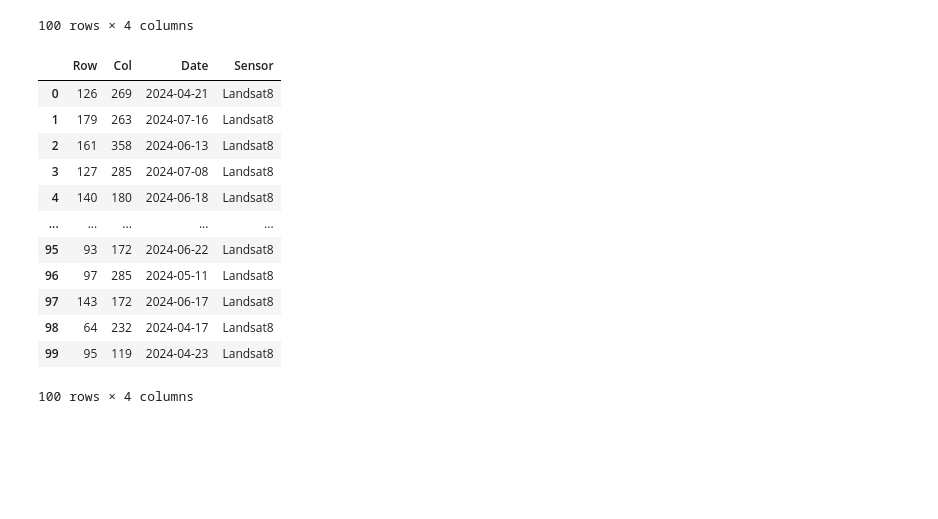
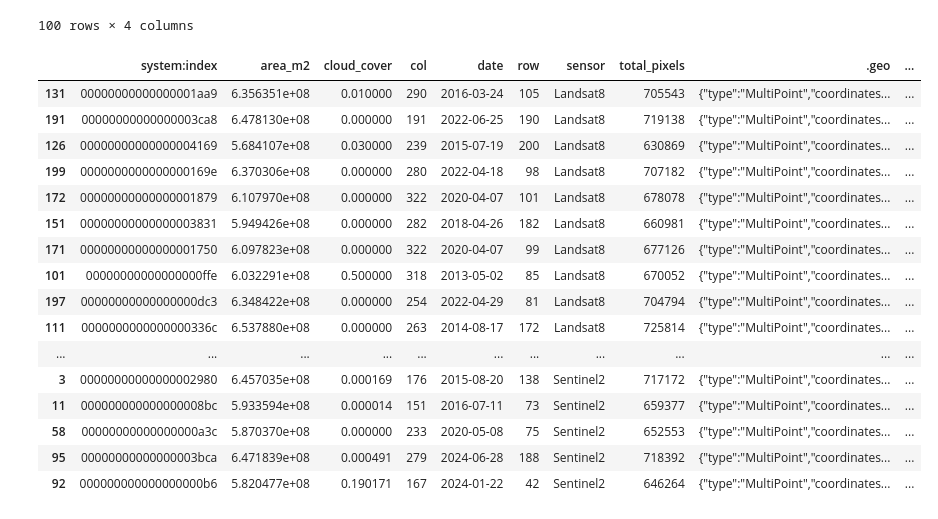
Before and after one commit to felixleodiaz/coastal-ice, a Jupyter notebook: scripts/VisualProduct/generateSamplesList.ipynb, the cells around one changed output. Cells and saved outputs as stored; diff of their text form; code cells hidden in the pictures; blank space fills up the shorter version.

Commit message:
fixed imagery errors

```diff
--- a/scripts/VisualProduct/generateSamplesList.ipynb
+++ b/scripts/VisualProduct/generateSamplesList.ipynb
@@ -215,21 +238,61 @@ samples_test
 | 99 | 116 | 265 | 2024-05-10 | Landsat8 |
 100 rows × 4 columns
 # %%
-samples = pd.read_csv('check_samples_dynamic.csv')
-samples_test = samples.head(20)
-samples_test.to_csv('test_samples_dynamic.csv')
-samples_test
+samples = pd.read_csv('../../local_data/ListofImages/sample_images.csv')
+samples_balanced = (
+    samples
+    .groupby("sensor", group_keys=False)
+    .sample(n=15, random_state=12)
+)
+samples_balanced.to_csv('../../local_data/ListofImages/sample_images_balanced.csv', index = False)
+
+# check list
+
+68, 318, 2020-04-15
+196, 195, 2024-06-20
+140, 163, 2024-05-30
+124, 253, 2024-05-09
+123, 285, 2023-04-13
+73, 214, 2023-03-29
+178, 268, 2021-04-24
+246, 222, 2017-04-24
+251, 321, 2016-06-14
+88, 258, 2013-08-10
+73, 160, 2013-04-11
+116, 270, 2017-05-02
+82	206	2024-06-12
+201	193	2024-04-15
+75	187	2023-05-21
+126	324	2023-03-06
+100	116	2022-07-22
+120	304	2022-05-05
+100	240	2024-06-04
+107	166	2024-04-24
+208	324	2024-04-22
+147	181	2021-05-27
+81	241	2021-05-15
+69	259	2021-04-14
+203	199	2019-05-04
+86	240	2018-06-03
+200	221	2018-04-27
+132	302	2018-05-12
+122	321	2017-07-29
+76	176	2017-04-18
 # %% [output]
-|  | Row | Col | Date | Sensor |
-| 0 | 126 | 269 | 2024-04-21 | Landsat8 |
-| 1 | 179 | 263 | 2024-07-16 | Landsat8 |
-| 2 | 161 | 358 | 2024-06-13 | Landsat8 |
-| 3 | 127 | 285 | 2024-07-08 | Landsat8 |
-| 4 | 140 | 180 | 2024-06-18 | Landsat8 |
-| ... | ... | ... | ... | ... |
-| 95 | 93 | 172 | 2024-06-22 | Landsat8 |
-| 96 | 97 | 285 | 2024-05-11 | Landsat8 |
-| 97 | 143 | 172 | 2024-06-17 | Landsat8 |
-| 98 | 64 | 232 | 2024-04-17 | Landsat8 |
-| 99 | 95 | 119 | 2024-04-23 | Landsat8 |
+|  | system:index | area_m2 | cloud_cover | col | date | row | sensor | total_pixels | .geo | ... |
+| 131 | 00000000000000001aa9 | 6.356351e+08 | 0.010000 | 290 | 2016-03-24 | 105 | Landsat8 | 705543 | {"type":"MultiPoint","coordinates... | ... |
+| 191 | 00000000000000003ca8 | 6.478130e+08 | 0.000000 | 191 | 2022-06-25 | 190 | Landsat8 | 719138 | {"type":"MultiPoint","coordinates... | ... |
+| 126 | 00000000000000004169 | 5.684107e+08 | 0.030000 | 239 | 2015-07-19 | 200 | Landsat8 | 630869 | {"type":"MultiPoint","coordinates... | ... |
+| 199 | 0000000000000000169e | 6.370306e+08 | 0.000000 | 280 | 2022-04-18 | 98 | Landsat8 | 707182 | {"type":"MultiPoint","coordinates... | ... |
+| 172 | 00000000000000001879 | 6.107970e+08 | 0.000000 | 322 | 2020-04-07 | 101 | Landsat8 | 678078 | {"type":"MultiPoint","coordinates... | ... |
+| 151 | 00000000000000003831 | 5.949426e+08 | 0.000000 | 282 | 2018-04-26 | 182 | Landsat8 | 660981 | {"type":"MultiPoint","coordinates... | ... |
+| 171 | 00000000000000001750 | 6.097823e+08 | 0.000000 | 322 | 2020-04-07 | 99 | Landsat8 | 677126 | {"type":"MultiPoint","coordinates... | ... |
+| 101 | 00000000000000000ffe | 6.032291e+08 | 0.500000 | 318 | 2013-05-02 | 85 | Landsat8 | 670052 | {"type":"MultiPoint","coordinates... | ... |
+| 197 | 00000000000000000dc3 | 6.348422e+08 | 0.000000 | 254 | 2022-04-29 | 81 | Landsat8 | 704794 | {"type":"MultiPoint","coordinates... | ... |
+| 111 | 0000000000000000336c | 6.537880e+08 | 0.000000 | 263 | 2014-08-17 | 172 | Landsat8 | 725814 | {"type":"MultiPoint","coordinates... | ... |
+| ... | ... | ... | ... | ... | ... | ... | ... | ... | ... | ... |
+| 3 | 00000000000000002980 | 6.457035e+08 | 0.000169 | 176 | 2015-08-20 | 138 | Sentinel2 | 717172 | {"type":"MultiPoint","coordinates... | ... |
+| 11 | 000000000000000008bc | 5.933594e+08 | 0.000014 | 151 | 2016-07-11 | 73 | Sentinel2 | 659377 | {"type":"MultiPoint","coordinates... | ... |
+| 58 | 00000000000000000a3c | 5.870370e+08 | 0.000000 | 233 | 2020-05-08 | 75 | Sentinel2 | 652553 | {"type":"MultiPoint","coordinates... | ... |
+| 95 | 00000000000000003bca | 6.471839e+08 | 0.000491 | 279 | 2024-06-28 | 188 | Sentinel2 | 718392 | {"type":"MultiPoint","coordinates... | ... |
+| 92 | 000000000000000000b6 | 5.820477e+08 | 0.190171 | 167 | 2024-01-22 | 42 | Sentinel2 | 646264 | {"type":"MultiPoint","coordinates... | ... |
-100 rows × 4 columns
```
Also changed, not shown: parts of 3 cells of this notebook, 1 other file.
